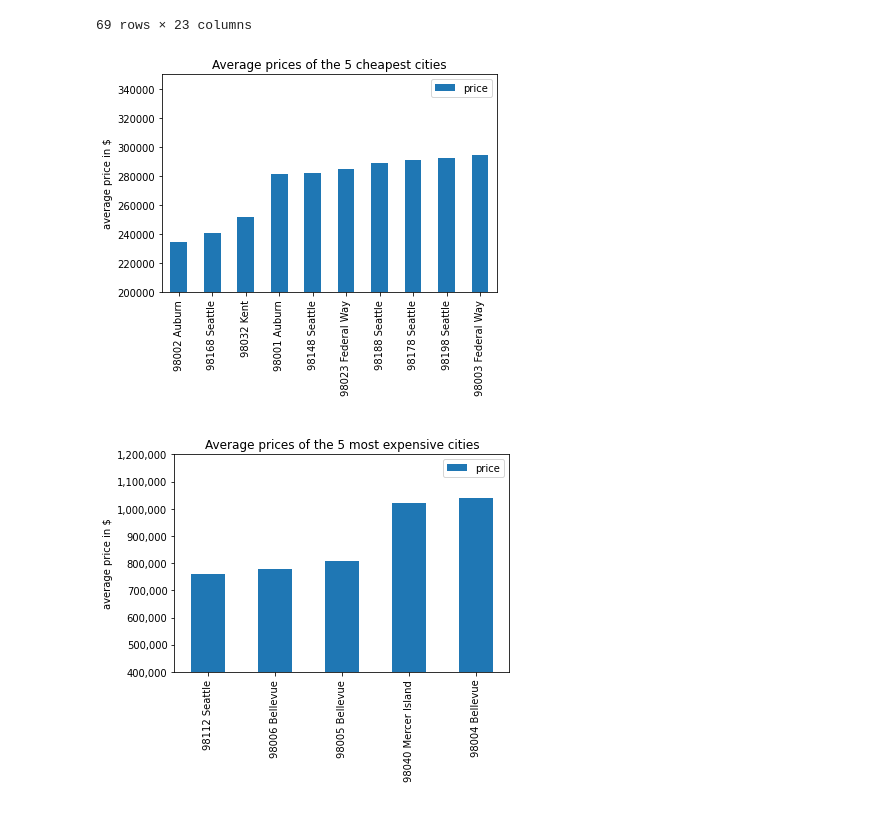
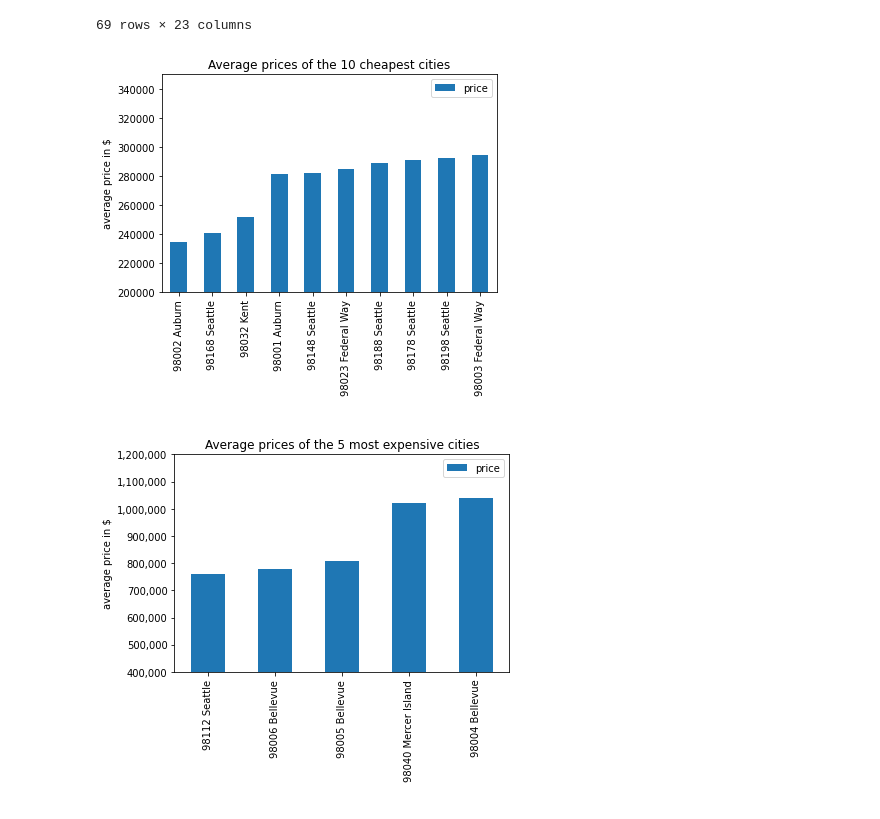
Before and after one commit to christine-berlin/house_price_predictions, a Jupyter notebook: notebooks/EDA.ipynb, the cells around one changed output. Drawn from its saved outputs; the diff is of its cells as text; code cells hidden in the pictures.

```diff
--- a/notebooks/EDA.ipynb
+++ b/notebooks/EDA.ipynb
@@ -537,16 +551,16 @@ df_king_county_cut.groupby('zipcode').count()
 # %%
 b = df_king_county_cut.groupby('zipcode').price.mean().sort_values().head(10)
 
 dfb = pd.DataFrame({'zipcode': [str(z)+' '+get_location(z) for z in b.index], 'price': b.values})
 axb = plt.subplot()
 figb = dfb.plot(kind = 'bar', x = 'zipcode', y = 'price', ax = axb)
 plt.xticks(rotation=90)
 plt.ylabel('average price in $')
-plt.title('Average prices of the 5 cheapest cities')
+plt.title('Average prices of the 10 cheapest cities')
 plt.ylim(200000,350000)
 plt.xlabel(' ');
 # %% [output]
-[figure, old version]
+[figure, new version]
 # %%
 b = df_king_county_cut.groupby('zipcode').price.mean().sort_values().tail()
 dfb = pd.DataFrame({'zipcode': [str(z)+' '+get_location(z) for z in b.index],  'price': b.values})
```
Also changed, not shown: parts of 16 cells of this notebook.
